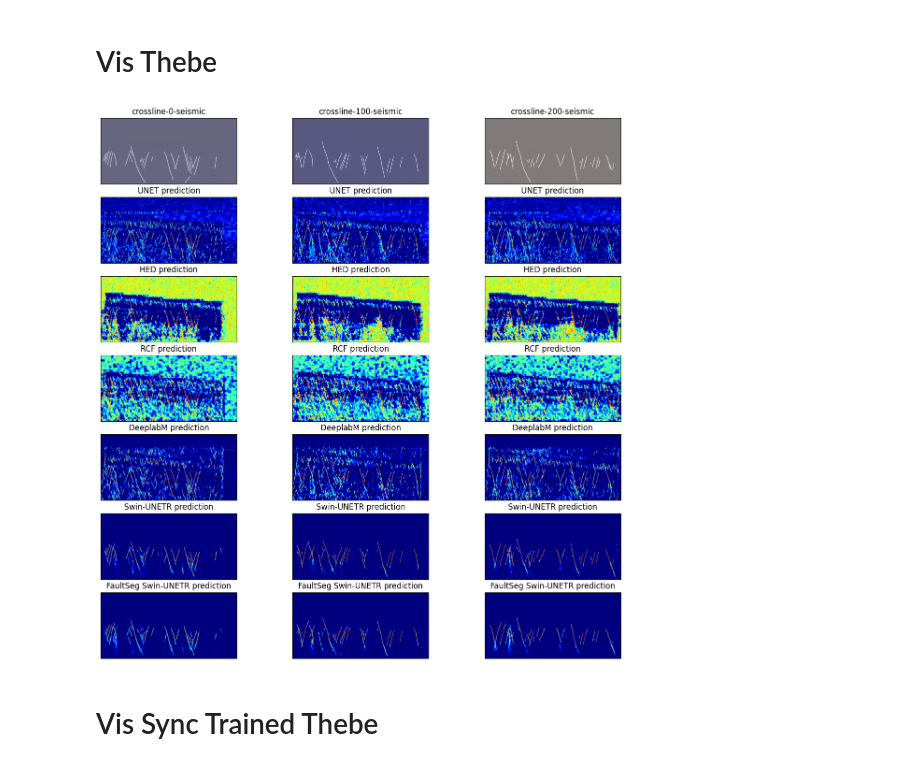
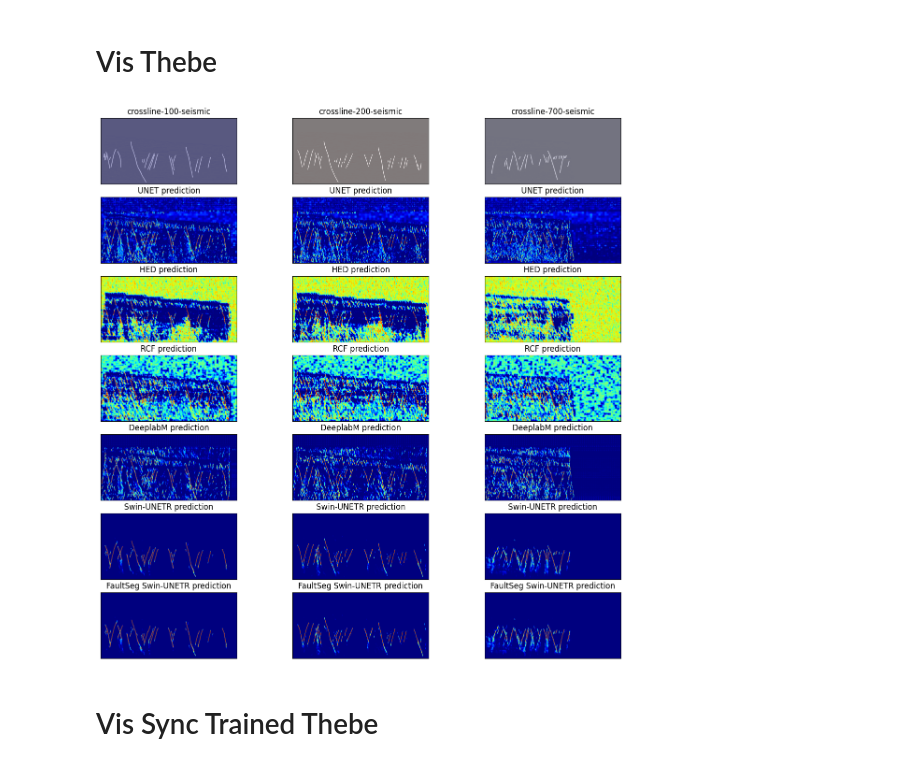
Before and after one commit to zezeze97/Fault_Recong, a Jupyter notebook: temp_vis.ipynb, the cells around one changed output. Cells and saved outputs as stored; diff of their text form; code cells hidden in the pictures.

```diff
--- a/temp_vis.ipynb
+++ b/temp_vis.ipynb
@@ -8,0 +13,16 @@ import cmapy
+# %%
+data1 = np.random.randn(1000)
+data2 = np.random.randn(1000)
+
+# 使用 Seaborn 绘制概率密度图
+sns.set(style="whitegrid")  # 设置样式，可选
+sns.kdeplot(data1, fill=True, color="skyblue")
+sns.kdeplot(data1, fill=True, color="skyblue")
+
+# 设置图表标签等
+plt.title("Kernel Density Estimation Plot")
+plt.xlabel("X-axis Label")
+plt.ylabel("Density")
+
+# 显示图表
+plt.show()
@@ -18,14 +40,15 @@ UPPER_BOUND = -1
 seis = np.load('./Fault_data/public_data/precessed/test/seis/seistest.npy', mmap_mode='r')
 gt = np.load('./Fault_data/public_data/precessed/test/fault/faulttest.npy', mmap_mode='r')
 # faultseg_swin_pred = np.load('MIM-Med3D/output/Fault_Finetuning/swin_unetr_base_multi_decoder_fusion_overall_simmim300e_p16_public_256_flip_rotate_aug_4x4/thebe_pred/score.npy', mmap_mode='r')
-faultseg_swin_pred = np.load('MIM-Med3D/output/Fault_Finetuning/swin_unetr_base_simmim500e_p16_public_whole_random_crop_1x4/thebe_pred/seistest_score.npy', mmap_mode='r')
+# faultseg_swin_pred = np.load('MIM-Med3D/output/Fault_Finetuning/swin_unetr_base_simmim500e_p16_public_whole_random_crop_1x4/thebe_pred/seistest_score.npy', mmap_mode='r')
+faultseg_swin_pred = np.load('MIM-Med3D/output/Fault_Finetuning/swin_unetr_base_simmim500e_p16_public_256_flip_rotate_aug_4x4_rerun/thebe_min_max_pred/seistest_score.npy', mmap_mode='r')
 swin_unetr_pred = np.load('MIM-Med3D/output/Fault_Finetuning/swin_unetr_base_simmim500e_p16_public_256_flip_rotate_aug_4x4_rerun/thebe_pred/seistest_score.npy', mmap_mode='r')
 anyu_unet_pred = np.load('/home/zhangzr/anyu_fault_recong/CNNforFaultInterpretation/anyu_pred/thebe/unet_smooth/thebe_test_pred_score.npy', mmap_mode='r')
 anyu_deep_lab_pred = np.load('/home/zhangzr/anyu_fault_recong/CNNforFaultInterpretation/anyu_pred/thebe/deeplab_smooth/thebe_test_pred_score.npy', mmap_mode='r')
 anyu_hed_pred = np.load('/home/zhangzr/anyu_fault_recong/CNNforFaultInterpretation/anyu_pred/thebe/hed_smooth/thebe_test_pred_score.npy', mmap_mode='r')
 anyu_rcf_pred = np.load('/home/zhangzr/anyu_fault_recong/CNNforFaultInterpretation/anyu_pred/thebe/rcf_smooth/thebe_test_pred_score.npy', mmap_mode='r')
 # %%
-idxs = [0, 100, 200]
+idxs = [100, 200, 700]
 # idxs = [100, 200]
 plt.rcParams["figure.figsize"] = (15, 15)
 fig, ax=plt.subplots(7,len(idxs))
@@ -41,34 +64,34 @@ for col, idx in enumerate(idxs):
     ax[1, col].axes.xaxis.set_visible(False)
     ax[1, col].axes.yaxis.set_visible(False)
 
     ax[2, col].imshow(cv2.applyColorMap((anyu_hed_pred[idx, :, LOWER_BOUND:UPPER_BOUND].T*255).astype(np.uint8), cmapy.cmap('jet_r')))
     ax[2, col].axes.set_title(f'HED prediction')
     ax[2, col].axes.xaxis.set_visible(False)
     ax[2, col].axes.yaxis.set_visible(False)
 
     ax[3, col].imshow(cv2.applyColorMap((anyu_rcf_pred[idx, :, LOWER_BOUND:UPPER_BOUND].T*255).astype(np.uint8), cmapy.cmap('jet_r')))
     ax[3, col].axes.set_title(f'RCF prediction')
     ax[3, col].axes.xaxis.set_visible(False)
     ax[3, col].axes.yaxis.set_visible(False)
 
     ax[4, col].imshow(cv2.applyColorMap((anyu_deep_lab_pred[idx, :, LOWER_BOUND:UPPER_BOUND].T*255).astype(np.uint8), cmapy.cmap('jet_r')))
     ax[4, col].axes.set_title(f'DeeplabM prediction')
     ax[4, col].axes.xaxis.set_visible(False)
     ax[4, col].axes.yaxis.set_visible(False)
 
     ax[5, col].imshow(cv2.applyColorMap((swin_unetr_pred[idx, :, LOWER_BOUND:UPPER_BOUND].T*255).astype(np.uint8), cmapy.cmap('jet_r')))
     ax[5, col].axes.set_title(f'Swin-UNETR prediction')
     ax[5, col].axes.xaxis.set_visible(False)
     ax[5, col].axes.yaxis.set_visible(False)
 
     ax[6, col].imshow(cv2.applyColorMap((faultseg_swin_pred[idx, :, LOWER_BOUND:UPPER_BOUND].T*255).astype(np.uint8), cmapy.cmap('jet_r')))
     ax[6, col].axes.set_title(f'FaultSeg Swin-UNETR prediction')
     ax[6, col].axes.xaxis.set_visible(False)
     ax[6, col].axes.yaxis.set_visible(False)
 
 plt.show()
 # %% [output]
-[figure, old version]
+[figure, new version]
 # %% [markdown]
 # Vis Sync Trained Thebe
 # %%
```
Also changed, not shown: parts of 3 cells of this notebook, 17 other files.
